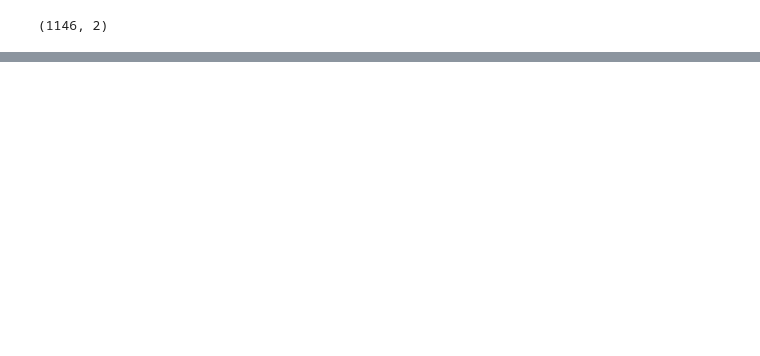
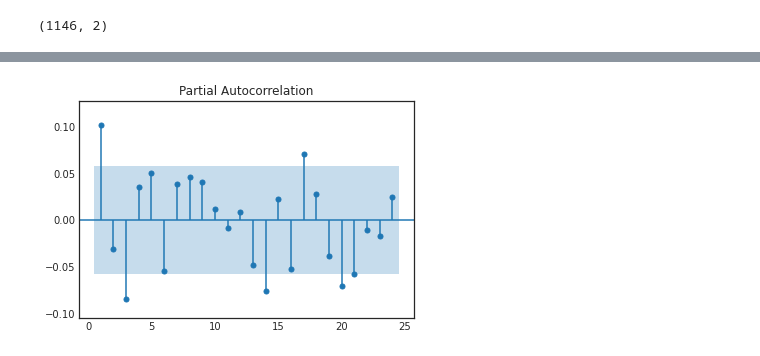
Before and after one commit to MykolaPinchuk/Coursera_IBM_ML1, a Jupyter notebook: ibm-ml1-6-final.ipynb, the cells around one changed output, grey strips where cells are left out. Cells and saved outputs as stored; diff of their text form; code cells hidden in the pictures; blank space fills up the shorter version.

```diff
--- a/ibm-ml1-6-final.ipynb
+++ b/ibm-ml1-6-final.ipynb
@@ -28,0 +76,4 @@ df.head()
+# %%
+sm.tsa.graphics.plot_pacf(df.mkt, lags=24, zero=False, auto_ylims=True);
+# %% [output]
+[figure, added]
```
Also changed, not shown: parts of 14 cells of this notebook.
